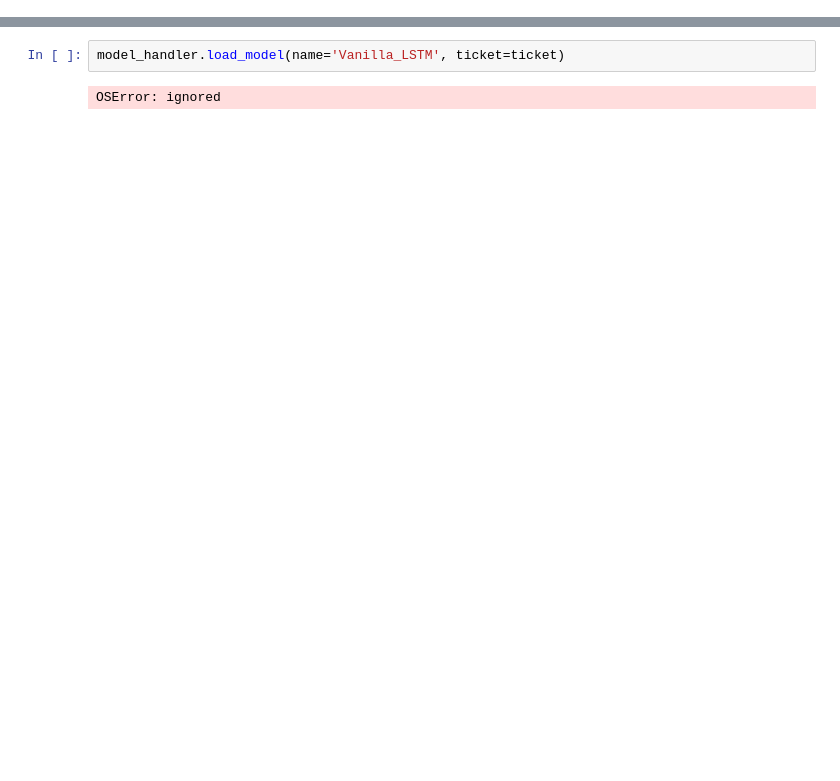
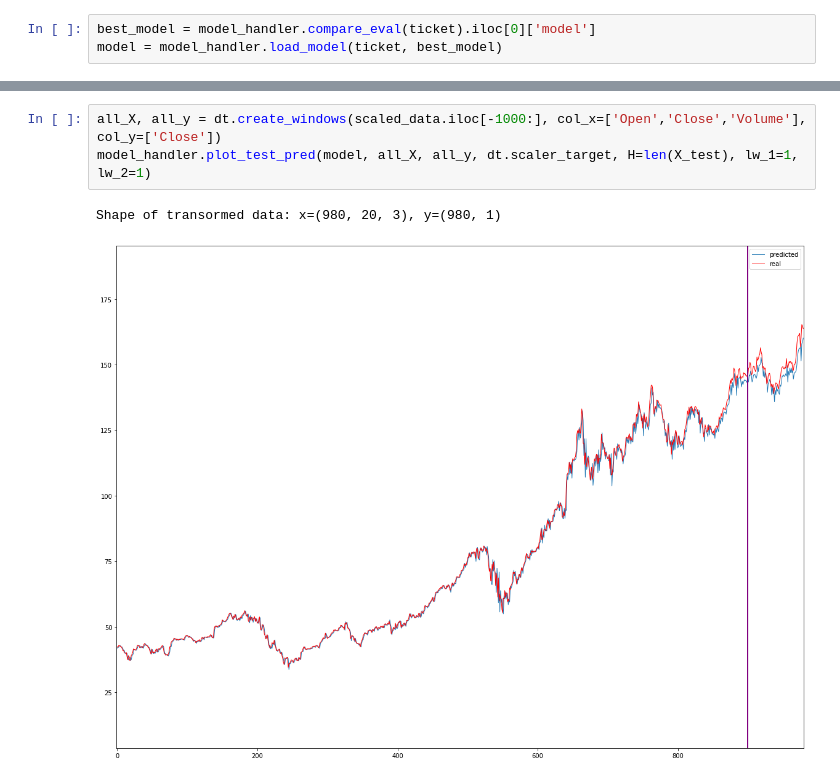
Before and after one commit to GabrieleGhisleni/Stock-Prediction-with-Multivariate-LSTM, a Jupyter notebook: Crypto.ipynb, the cells around one changed output, grey strips where cells are left out. Drawn from its saved outputs; the diff is of its cells as text; blank space fills up the shorter version.

```diff
--- a/Crypto.ipynb
+++ b/Crypto.ipynb
@@ -83,0 +74,3 @@ Epoch 50/50
+# %%
+best_model = model_handler.compare_eval(ticket).iloc[0]['model']
+model = model_handler.load_model(ticket, best_model)
@@ -91,4 +88,6 @@ WARNING:absl:<keras.layers.recurrent.LSTMCell object at 0x...> has the same name
-# %%
-model_handler.load_model(name='Vanilla_LSTM', ticket=ticket)
-# %% [output]
-OSError: ignored
+# %%
+all_X, all_y = dt.create_windows(scaled_data.iloc[-1000:], col_x=['Open','Close','Volume'], col_y=['Close'])
+model_handler.plot_test_pred(model, all_X, all_y, dt.scaler_target, H=len(X_test), lw_1=1, lw_2=1)
+# %% [output]
+Shape of transormed data: x=(980, 20, 3), y=(980, 1)
+[figure, added]
```
Also changed, not shown: parts of 11 cells of this notebook.
